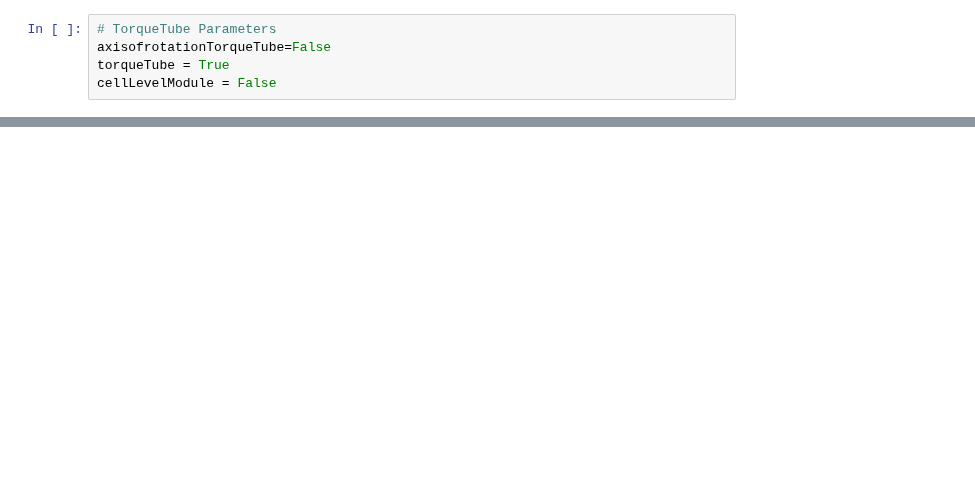
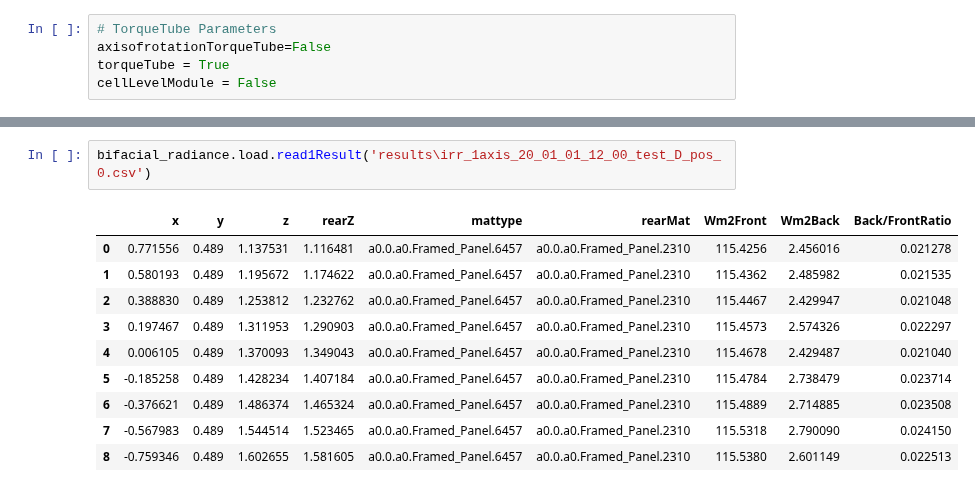
Before and after one commit to NREL/bifacial_radiance, a Jupyter notebook: docs/tutorials/Site Simulation with Frames and Omegas.ipynb, the cells around one changed output, grey strips where cells are left out. Cells and saved outputs as stored; diff of their text form; blank space fills up the shorter version.

```diff
--- a/docs/tutorials/Site Simulation with Frames and Omegas.ipynb
+++ b/docs/tutorials/Site Simulation with Frames and Omegas.ipynb
@@ -236,0 +343,13 @@ Saved: cumulative_results__WITHOUT_pos_1.csv
+# %%
+bifacial_radiance.load.read1Result('results\irr_1axis_20_01_01_12_00_test_D_pos_0.csv')
+# %% [output]
+|  | x | y | z | rearZ | mattype | rearMat | Wm2Front | Wm2Back | Back/FrontRatio |
+| 0 | 0.771556 | 0.489 | 1.137531 | 1.116481 | a0.0.a0.Framed_Panel.6457 | a0.0.a0.Framed_Panel.2310 | 115.4256 | 2.456016 | 0.021278 |
+| 1 | 0.580193 | 0.489 | 1.195672 | 1.174622 | a0.0.a0.Framed_Panel.6457 | a0.0.a0.Framed_Panel.2310 | 115.4362 | 2.485982 | 0.021535 |
+| 2 | 0.388830 | 0.489 | 1.253812 | 1.232762 | a0.0.a0.Framed_Panel.6457 | a0.0.a0.Framed_Panel.2310 | 115.4467 | 2.429947 | 0.021048 |
+| 3 | 0.197467 | 0.489 | 1.311953 | 1.290903 | a0.0.a0.Framed_Panel.6457 | a0.0.a0.Framed_Panel.2310 | 115.4573 | 2.574326 | 0.022297 |
+| 4 | 0.006105 | 0.489 | 1.370093 | 1.349043 | a0.0.a0.Framed_Panel.6457 | a0.0.a0.Framed_Panel.2310 | 115.4678 | 2.429487 | 0.021040 |
+| 5 | -0.185258 | 0.489 | 1.428234 | 1.407184 | a0.0.a0.Framed_Panel.6457 | a0.0.a0.Framed_Panel.2310 | 115.4784 | 2.738479 | 0.023714 |
+| 6 | -0.376621 | 0.489 | 1.486374 | 1.465324 | a0.0.a0.Framed_Panel.6457 | a0.0.a0.Framed_Panel.2310 | 115.4889 | 2.714885 | 0.023508 |
+| 7 | -0.567983 | 0.489 | 1.544514 | 1.523465 | a0.0.a0.Framed_Panel.6457 | a0.0.a0.Framed_Panel.2310 | 115.5318 | 2.790090 | 0.024150 |
+| 8 | -0.759346 | 0.489 | 1.602655 | 1.581605 | a0.0.a0.Framed_Panel.6457 | a0.0.a0.Framed_Panel.2310 | 115.5380 | 2.601149 | 0.022513 |
```
Also changed, not shown: parts of 42 cells of this notebook, 1 other file.
